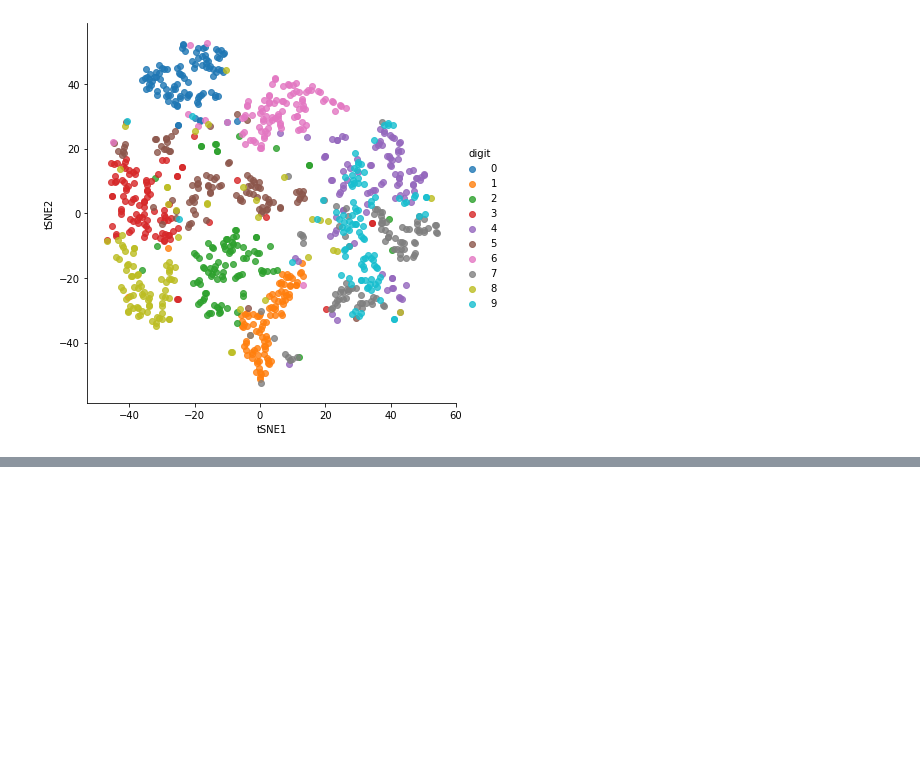
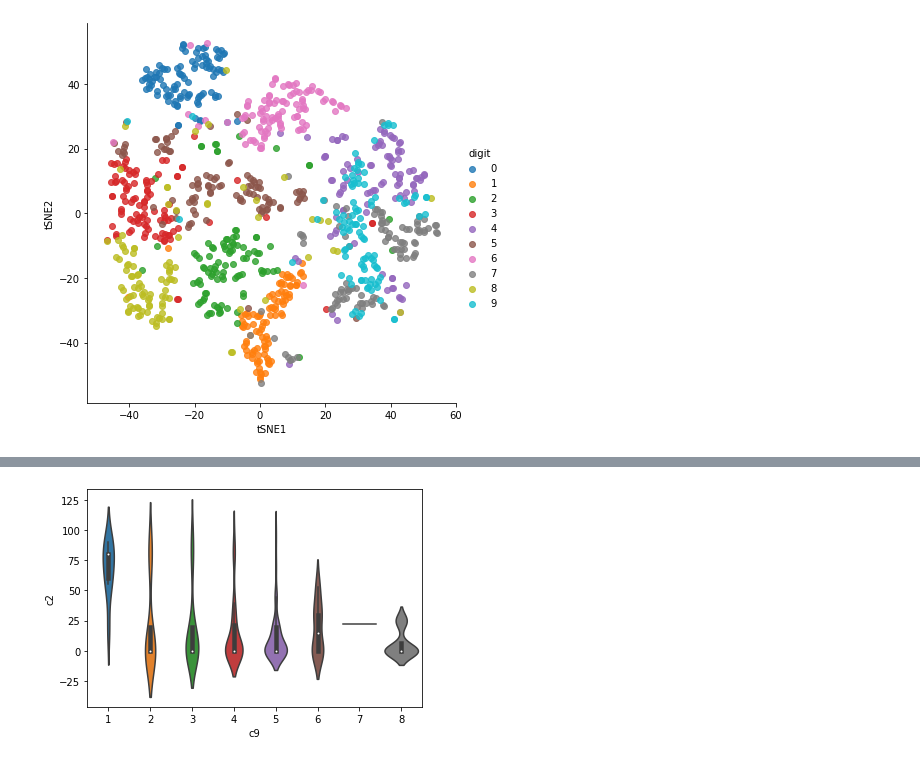
Before and after one commit to pwaabdullah/CAP5610, a Jupyter notebook: HW1/HW1.ipynb, the cells around one changed output, grey strips where cells are left out. Cells and saved outputs as stored; diff of their text form; code cells hidden in the pictures; blank space fills up the shorter version.

```diff
--- a/HW1/HW1.ipynb
+++ b/HW1/HW1.ipynb
@@ -93,0 +94,4 @@ ax = sns.violinplot(x="day", y="total_bill", data=df)
+# %%
+ax = sns.violinplot(x = df["c9"], y = df["c2"])
+# %% [output]
+[figure, added]
```
Also changed, not shown: parts of 19 cells of this notebook, 1 other file.
